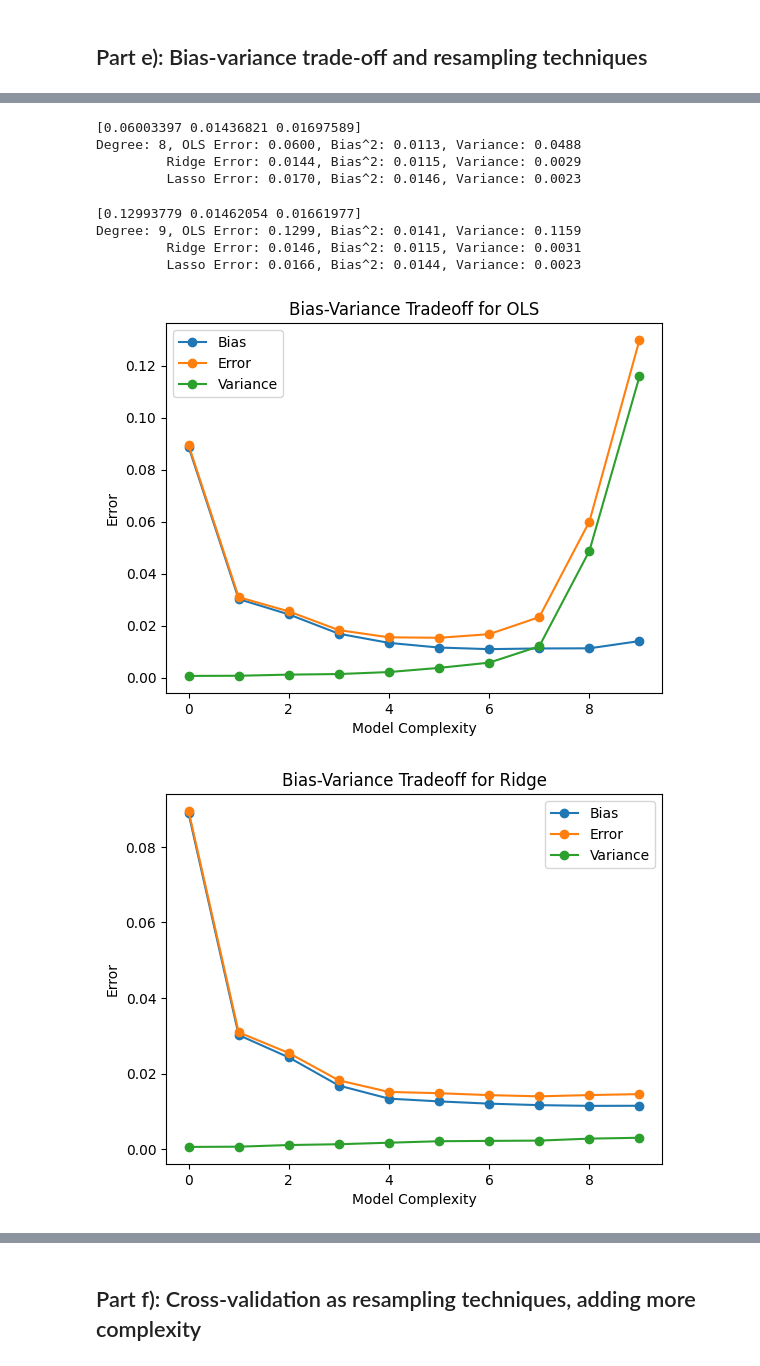
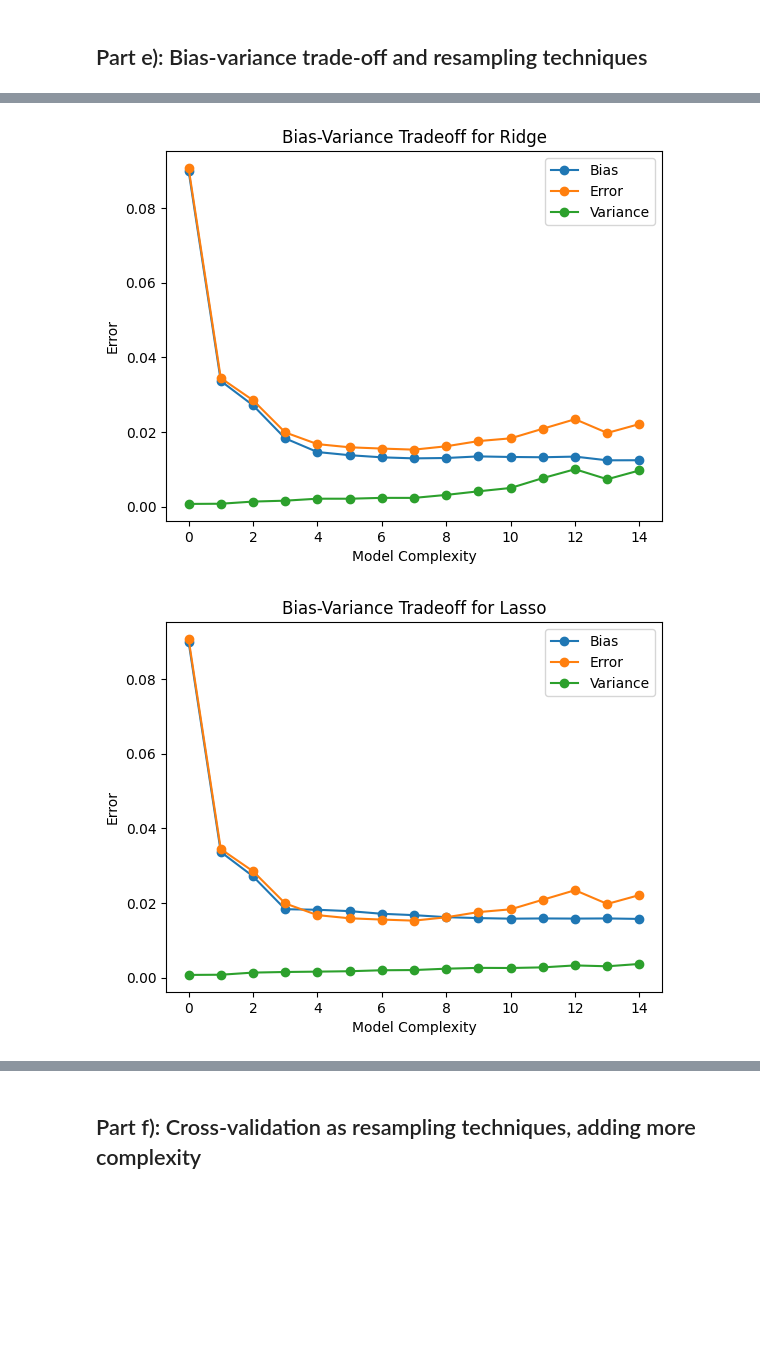
Before and after one commit to hishemok/FYS-STK4155, a Jupyter notebook: Project1/Project1.ipynb, the cells around one changed output, grey strips where cells are left out. Drawn from its saved outputs; the diff is of its cells as text; code cells hidden in the pictures; blank space fills up the shorter version.

```diff
--- a/Project1/Project1.ipynb
+++ b/Project1/Project1.ipynb
@@ -349,12 +400,13 @@ plt.title('MSE and R2 score as a function of lambda for Lasso')
 plt.show()
 
 
+
 fig = plt.figure(figsize=(8, 4))
-# For each beta array, plot the beta values against the lambda values
-for i in range(len(beta_values[0])):
-    beta_coeffs = [beta[i] for beta in beta_values_lasso] # Extract the beta values for each lambda
-    plt.scatter(lambda_values, beta_coeffs)
+for i, betas in enumerate(beta_values_lasso):
 
+    xscat = [lambda_values[i]] * len(betas)
+    yscat = betas
+    plt.scatter(xscat,yscat, label=f'Lambda {lambda_values[i]}')
 plt.xlabel(r'Lambda values')
 plt.ylabel(r'Beta values')
 plt.title('Beta Values as a Function of Lambda')
@@ -477,10 +529,6 @@ x_flat = xm.flatten()
 y_flat = ym.flatten()
 z_flat = z.flatten()
 
-# Initialize lists to store MSE for each model
-mse_ols_cv = []
-mse_ridge_cv = []
-mse_lasso_cv = []
 
 x_train,x_test,y_train,y_test,z_train,z_test = train_test_split(x_flat,y_flat,z_flat,test_size=0.2)
 X_train = np.c_[x_train, y_train]
@@ -489,7 +537,7 @@ batch_size = 400  # Batches help introduce randomness in the data, leading to be
 
 for degree in range(maxdegree):
     model = make_pipeline(PolynomialFeatures(degree=degree), LinearRegression(fit_intercept=False))
-    z_pred = np.empty((z_test.shape[0], n_boostraps))
+    z_pred = np.zeros((z_test.shape[0], n_boostraps))
 
     mse = np.zeros(n_boostraps)
 
@@ -512,8 +560,6 @@ for degree in range(maxdegree):
     variance[degree] = np.mean(np.var(z_pred, axis=1))  # Calculate the average variance
 
 
-
-
     print('Polynomial degree:', degree)
     print('Error:', error[degree])
     print('Bias^2:', bias[degree])
@@ -529,5 +575,7 @@ plt.xlabel('Model complexity')
 plt.ylabel('Error')
 plt.title('Bias-variance tradeoff')
 plt.show()
+
+bootstrap_mse_ols= np.min(error)
 # %% [output]
 Polynomial degree: 0
@@ -557,19 +605,21 @@ from sklearn.preprocessing import PolynomialFeatures
 from sklearn.linear_model import LinearRegression, Ridge, Lasso
 from sklearn.pipeline import make_pipeline
 from sklearn.metrics import mean_squared_error
+import warnings
+warnings.filterwarnings("ignore")
 
 # Number of bootstrap samples and max polynomial degree
 n_boostraps = 200
-maxdegree = 10
+maxdegree = 15
 batch_size = 150
 
 lam_ridge = 1e-4
 lam_lasso = 1e-5
 
 
-errors = np.zeros((maxdegree, 3))
-biases = np.zeros((maxdegree, 3))
-variances = np.zeros((maxdegree, 3))
+errors = np.zeros((maxdegree, 2))
+biases = np.zeros((maxdegree, 2))
+variances = np.zeros((maxdegree, 2))
 
 z = FrankeFunction(xm, ym, noisefactor=0.1)
 
@@ -583,16 +633,16 @@ X_train = np.c_[x_train, y_train]
 X_test = np.c_[x_test, y_test]
 
 for degree in range(maxdegree):
-    z_pred = np.empty((z_test.shape[0], n_boostraps, 3))
+    z_pred = np.zeros((z_test.shape[0], n_boostraps, 2))
 
 
-    Model_ols = LinearRegression(fit_intercept=False)
+    # Model_ols = LinearRegression(fit_intercept=False)
     Model_ridge = Ridge(alpha=lam_ridge)
     Model_lasso = Lasso(alpha=lam_lasso)
 
     poly = PolynomialFeatures(degree=degree)
 
-    mse = np.zeros((n_boostraps, 3))
+    mse = np.zeros((n_boostraps, 2))
 
     for i in range(n_boostraps):
         X_, z_ = resample(X_train, z_train)
@@ -600,29 +650,28 @@ for degree in range(maxdegree):
         X_batch = X_[indices]
         z_batch = z_[indices]
 
-        #OLS
-        z_pred[:, i, 0] = Model_ols.fit(poly.fit_transform(X_batch), z_batch).predict(poly.fit_transform(X_test))
+        # #OLS
+        # z_pred[:, i, 0] = Model_ols.fit(poly.fit_transform(X_batch), z_batch).predict(poly.fit_transform(X_test))
+        # mse[i, 0] = mean_squared_error(z_test, z_pred[:, i, 0])
+        #Ridge
+        z_pred[:, i, 0] = Model_ridge.fit(poly.fit_transform(X_batch), z_batch).predict(poly.fit_transform(X_test))
         mse[i, 0] = mean_squared_error(z_test, z_pred[:, i, 0])
-        #Ridge
-        z_pred[:, i, 1] = Model_ridge.fit(poly.fit_transform(X_batch), z_batch).predict(poly.fit_transform(X_test))
-        mse[i, 1] = mean_squared_error(z_test, z_pred[:, i, 1])
         #Lasso
-        z_pred[:, i, 2] = Model_lasso.fit(poly.fit_transform(X_batch), z_batch).predict(poly.fit_transform(X_test))
-        mse[i, 2] = mean_squared_error(z_test, z_pred[:, i, 2])
+        z_pred[:, i, 1] = Model_lasso.fit(poly.fit_transform(X_batch), z_batch).predict(poly.fit_transform(X_test))
+        mse[i, 1] = mean_squared_error(z_test, z_pred[:, i, 0])
 
     errors[degree] = np.mean(mse, axis=0)
     print(errors[degree])
     z_pred_mean = np.mean(z_pred, axis=1)
-    biases[degree] = [np.mean((z_test - np.mean(z_pred[:, :, j], axis=1)) ** 2) for j in range(3)]
+    biases[degree] = [np.mean((z_test - np.mean(z_pred[:, :, j], axis=1)) ** 2) for j in range(2)]
     variances[degree] = np.mean(np.var(z_pred, axis=1), axis=0)
 
-    print(f'Degree: {degree}, OLS Error: {errors[degree,0]:.4f}, Bias^2: {biases[degree,0]:.4f}, Variance: {variances[degree,0]:.4f}')
-    print(f'         Ridge Error: {errors[degree,1]:.4f}, Bias^2: {biases[degree,1]:.4f}, Variance: {variances[degree,1]:.4f}')
-    print(f'         Lasso Error: {errors[degree,2]:.4f}, Bias^2: {biases[degree,2]:.4f}, Variance: {variances[degree,2]:.4f}')
+    print(f'Degree: {degree}, Ridge Error: {errors[degree,0]:.4f}, Bias^2: {biases[degree,0]:.4f}, Variance: {variances[degree,0]:.4f}')
+    print(f'         Lasso Error: {errors[degree,1]:.4f}, Bias^2: {biases[degree,1]:.4f}, Variance: {variances[degree,1]:.4f}')
 
 
 
-for i in range(3):
+for i in range(2):
     plt.figure()
     plt.plot(range(maxdegree), biases[:,i], '-o', label='Bias')
     plt.plot(range(maxdegree), errors[:,i], '-o', label='Error')
@@ -631,15 +680,13 @@ for i in range(3):
     plt.xlabel('Model Complexity')
     plt.ylabel('Error')
     if i == 0:
-        plt.title('Bias-Variance Tradeoff for OLS')
+        plt.title('Bias-Variance Tradeoff for Ridge')
     elif i == 1:
-        plt.title('Bias-Variance Tradeoff for Ridge')
-    elif i == 2:
         plt.title('Bias-Variance Tradeoff for Lasso')
+
     plt.show()
 
 
-bootstrap_mse_ols = np.min(errors[:,0])
-bootstrap_mse_ridge = np.min(errors[:,1])
-bootstrap_mse_lasso = np.min(errors[:,2])
+bootstrap_mse_ridge = np.min(errors[:,0])
+bootstrap_mse_lasso = np.min(errors[:,1])
 # %% [output]
@@ -678,10 +710,2 @@ Degree: 7, OLS Error: 0.0233, Bias^2: 0.0112, Variance: 0.0121
-[0.06003397 0.01436821 0.01697589]
-Degree: 8, OLS Error: 0.0600, Bias^2: 0.0113, Variance: 0.0488
-         Ridge Error: 0.0144, Bias^2: 0.0115, Variance: 0.0029
-         Lasso Error: 0.0170, Bias^2: 0.0146, Variance: 0.0023
-[0.12993779 0.01462054 0.01661977]
-Degree: 9, OLS Error: 0.1299, Bias^2: 0.0141, Variance: 0.1159
-         Ridge Error: 0.0146, Bias^2: 0.0115, Variance: 0.0031
-         Lasso Error: 0.0166, Bias^2: 0.0144, Variance: 0.0023
-[figure, old version]
+[figure, new version]
-[figure, old version]
+[figure, new version]
```
Also changed, not shown: parts of 16 cells of this notebook, 15 other files.
